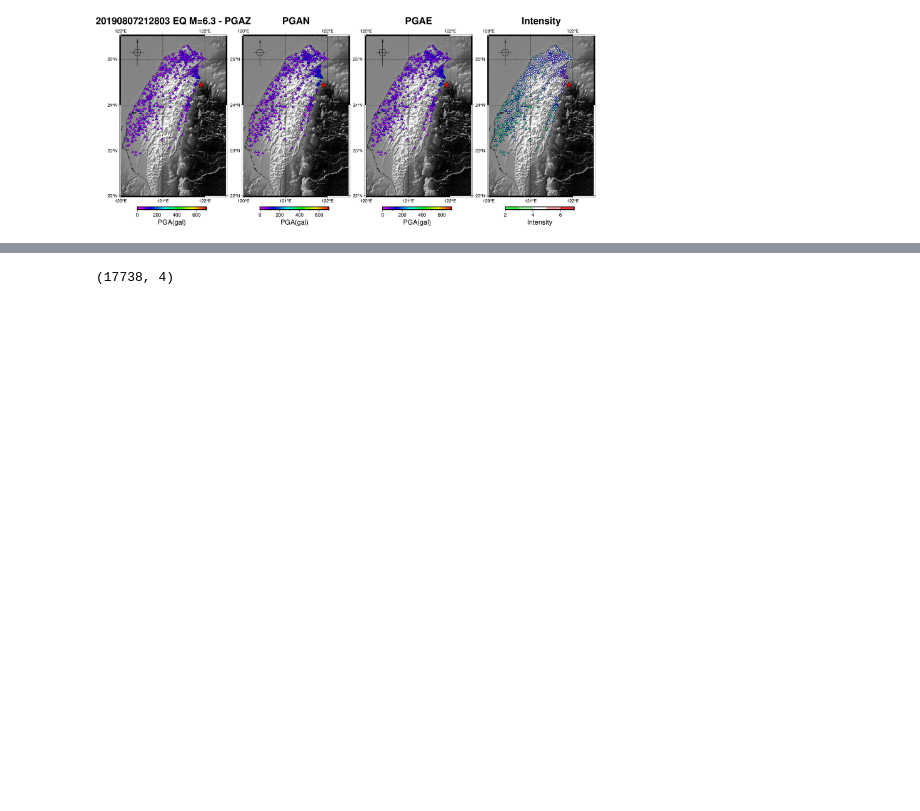
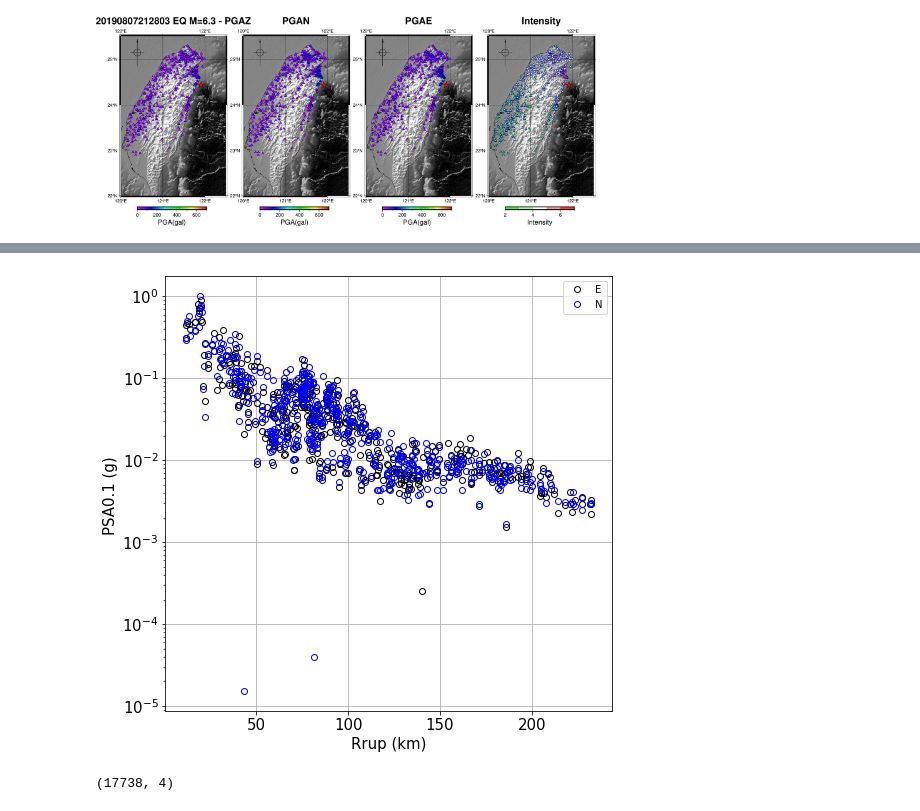
Before and after one commit to havinhlong1988/taiwan_gmpes, a Jupyter notebook: Produre_table_version_1.ipynb, the cells around one changed output, grey strips where cells are left out. Saved outputs shown, nothing was run; the diff lists cells and outputs as text; code cells hidden in the pictures; blank space fills up the shorter version.

```diff
--- a/Produre_table_version_1.ipynb
+++ b/Produre_table_version_1.ipynb
@@ -339,0 +407,4 @@ process the data file: 529 data//20190807212803//D9804700.SMT.txt
+# %%
+for i in range(len(dirs)):
+    dirc = dirs[i];
+    print(dirc)
@@ -656,10 +747,42 @@ fig.savefig('20190807212803.png')
 # %%
-## Remove the break file
-# (table_pre_psa1['FileName']=='D4103701.SMT.txt')
-ta = table_pre_psa.copy()
-ta1 = ta[ta["FileName"].str.contains(
-    "D4103701.SMT|D2603700.SMT|A0303700.EVT|C7903700.SMT|D9803700.SMT|G6703700.SMT|C7803700.SMT|98103700.EVT|D3303700.SMT"
-)==False]
-table_pre_psa1 = ta1.reset_index()
-# table_pre_psa1[89]
+# Plot the data for
+import pygmt
+import obspy
+from obspy import read
+from obspy.clients.iris import Client
+from obspy.core import Stream
+
+#
+#
+fig,ax = plt.subplots(1,1,figsize=(8,8),frameon=True)
+plt.xlabel('Rrup (km)',fontsize=15)
+plt.ylabel('PSA0.1 (g) ',fontsize=15)
+plt.tick_params('x',labelsize=15)
+plt.tick_params('y',labelsize=15)
+
+ax.semilogy(table_post_psa['Val1'],
+        table_post_psa['Te=0.1']/981,
+        'o',
+        color="black",
+        markerfacecolor='none',
+        lw=0.5,
+        label="E"
+       )
+ax.semilogy(table_post_psa['Val1'],
+        table_post_psa['Tn=0.1']/981,
+        'o',
+        color="blue",
+        markerfacecolor='none',
+        lw=0.5,
+        label="N"
+       )
+#
+ax.grid(True)
+ax.legend()
+fname = dirc+"_0.1.png"
+plt.savefig(fname)
+plt.show()
+#
+# %% [output]
+[figure, added]
 # %%
```
Also changed, not shown: parts of 10 cells of this notebook, 16 other files.
